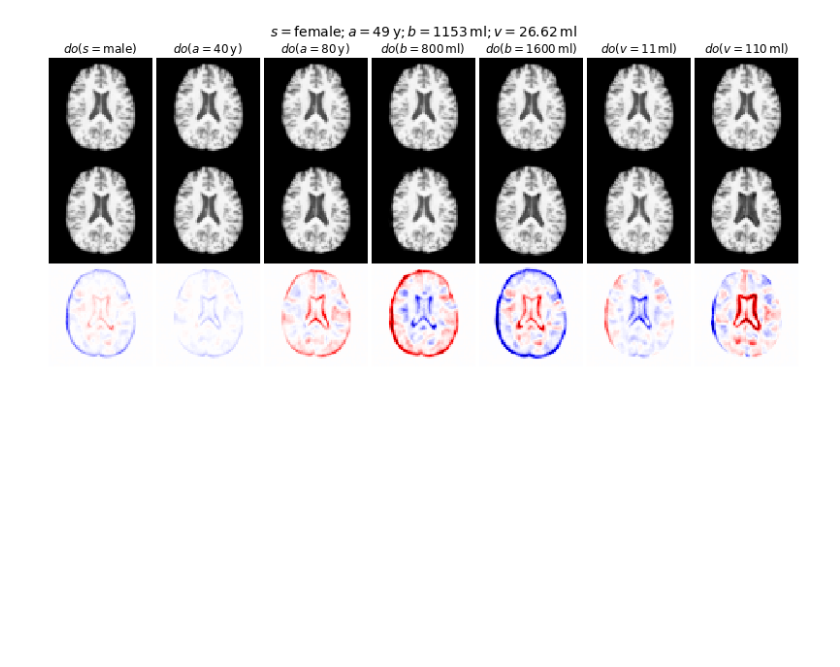
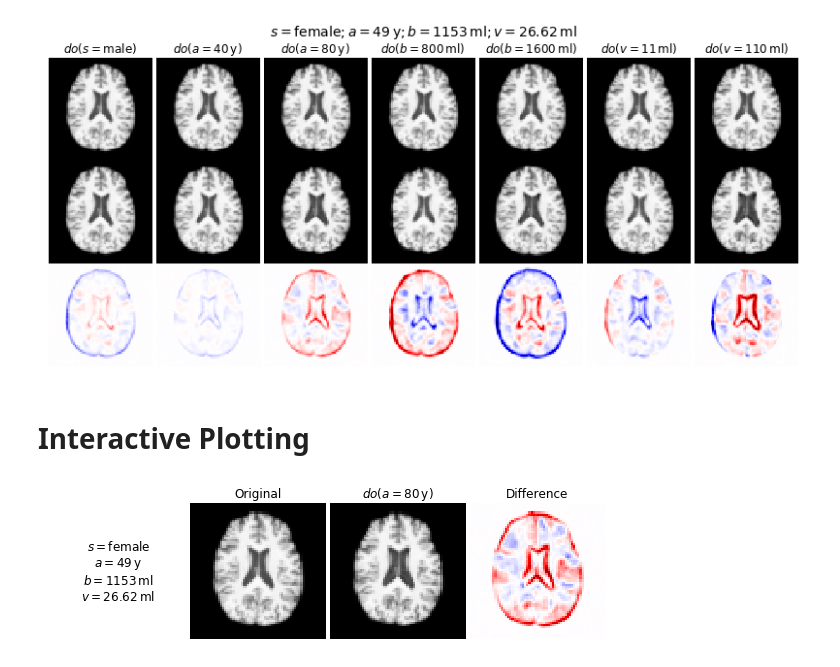
Before and after one commit to biomedia-mira/deepscm, a Jupyter notebook: deepscm/experiments/plotting/ukbb/interactive_plots.ipynb, the cells around one changed output. Drawn from its saved outputs; the diff is of its cells as text; code cells hidden in the pictures; blank space fills up the shorter version.

```diff
--- a/deepscm/experiments/plotting/ukbb/interactive_plots.ipynb
+++ b/deepscm/experiments/plotting/ukbb/interactive_plots.ipynb
@@ -23,3 +30,9 @@ interventions = [
 plot_gen_intervention_range(model_name, interventions, idx, normalise_all=True, num_samples=32)
 # %% [output]
 [figure]
+# %% [markdown]
+# Interactive Plotting
+# %%
+interactive_plot(model_name, {'age': 80.}, idx)
+# %% [output]
+[figure, added]
```
Also changed, not shown: parts of 4 cells of this notebook, 1 other file.
